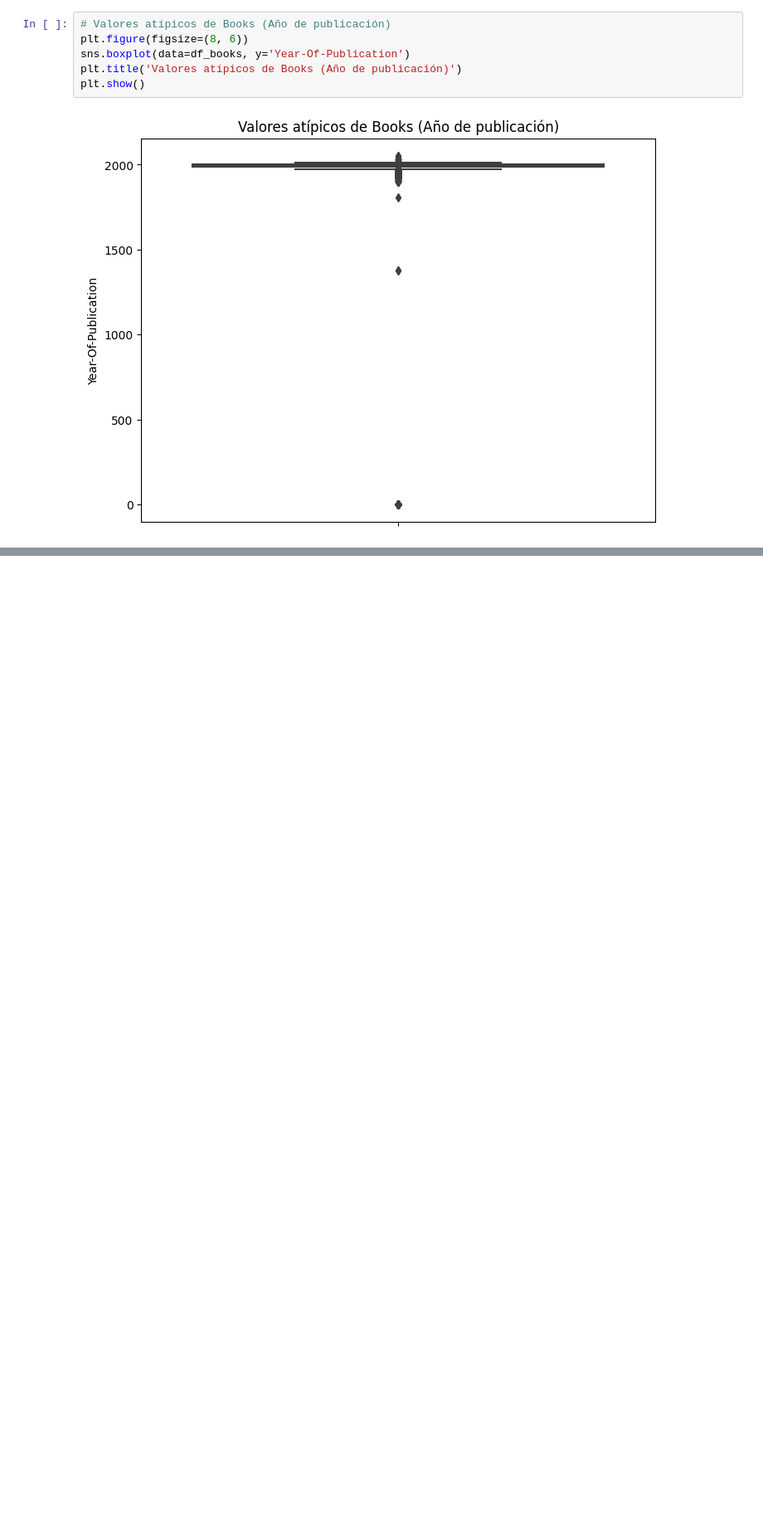
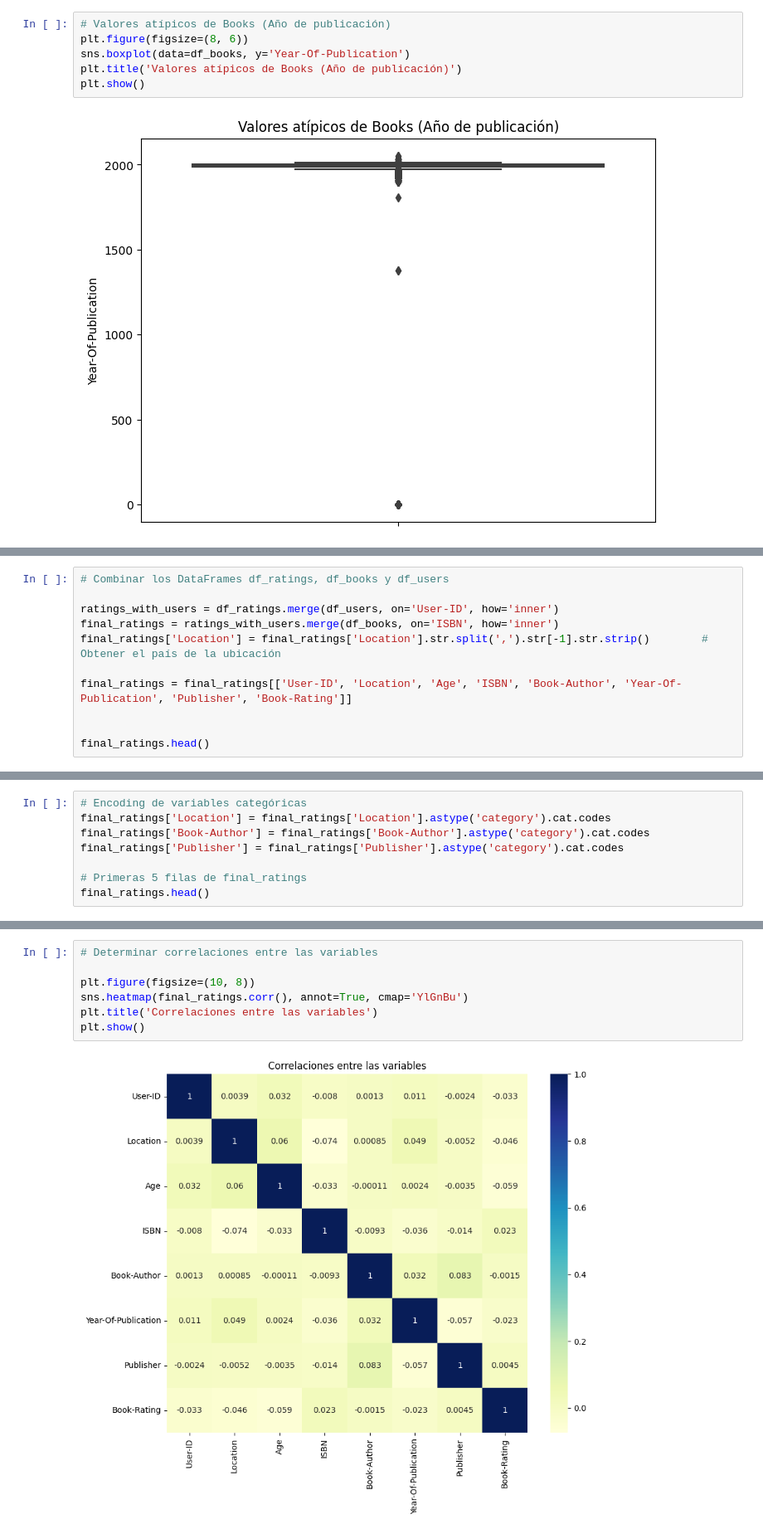
Before and after one commit to stefanoaragoni/lab6_deeplearning, a Jupyter notebook: eda.ipynb, the cells around one changed output, grey strips where cells are left out. Shown at 83% size. Saved outputs shown, nothing was run; the diff lists cells and outputs as text; blank space fills up the shorter version.

```diff
--- a/eda.ipynb
+++ b/eda.ipynb
@@ -293,0 +328,11 @@ plt.show()
+# %%
+# Combinar los DataFrames df_ratings, df_books y df_users
+
+ratings_with_users = df_ratings.merge(df_users, on='User-ID', how='inner')
+final_ratings = ratings_with_users.merge(df_books, on='ISBN', how='inner')
+final_ratings['Location'] = final_ratings['Location'].str.split(',').str[-1].str.strip()        # Obtener el país de la ubicación
+
+final_ratings = final_ratings[['User-ID', 'Location', 'Age', 'ISBN', 'Book-Author', 'Year-Of-Publication', 'Publisher', 'Book-Rating']]
+
+
+final_ratings.head()
@@ -293,0 +348,8 @@ plt.show()
+# %%
+# Encoding de variables categóricas
+final_ratings['Location'] = final_ratings['Location'].astype('category').cat.codes
+final_ratings['Book-Author'] = final_ratings['Book-Author'].astype('category').cat.codes
+final_ratings['Publisher'] = final_ratings['Publisher'].astype('category').cat.codes
+
+# Primeras 5 filas de final_ratings
+final_ratings.head()
@@ -293,0 +367,9 @@ plt.show()
+# %%
+# Determinar correlaciones entre las variables
+
+plt.figure(figsize=(10, 8))
+sns.heatmap(final_ratings.corr(), annot=True, cmap='YlGnBu')
+plt.title('Correlaciones entre las variables')
+plt.show()
+# %% [output]
+[figure, added]
```
Also changed, not shown: parts of 22 cells of this notebook.
